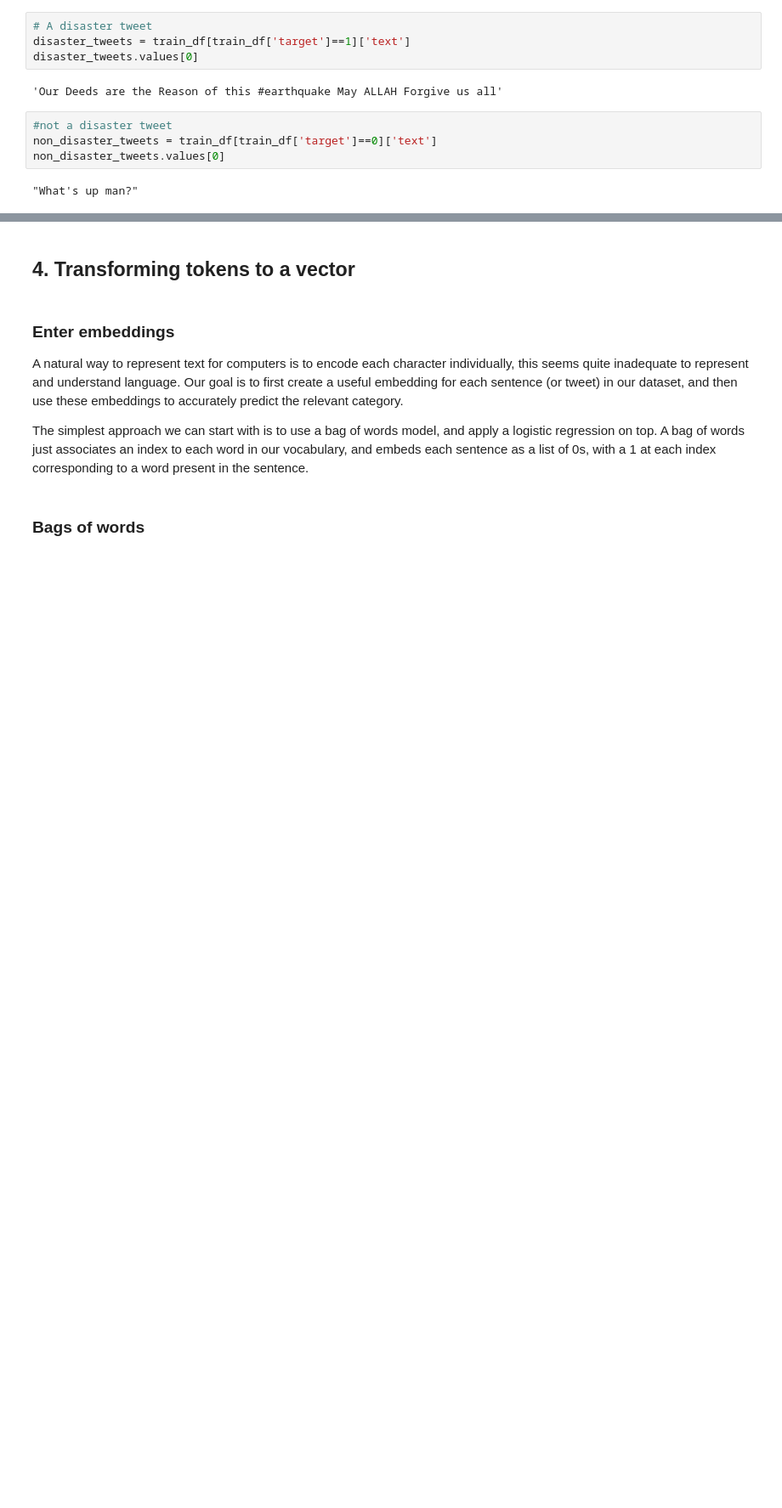
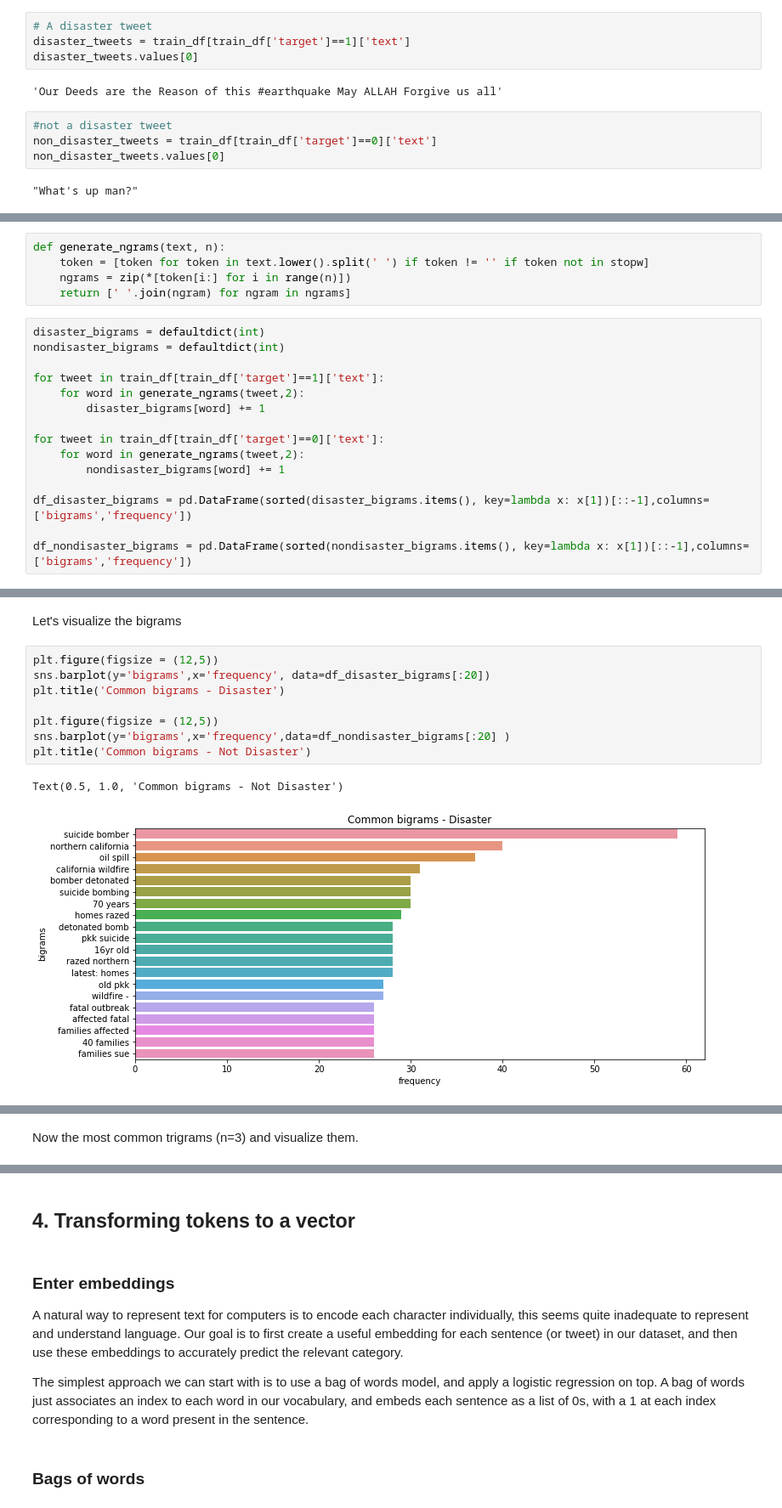
Before and after one commit to yassinhediger/fakenewsdetection, a Jupyter notebook: notebook/bigScale_proj2_sa.ipynb, the cells around one changed output, grey strips where cells are left out. Shown at 85% size. Saved outputs shown, nothing was run; the diff lists cells and outputs as text; blank space fills up the shorter version.

```diff
--- a/notebook/bigScale_proj2_sa.ipynb
+++ b/notebook/bigScale_proj2_sa.ipynb
@@ -153,0 +287,20 @@ Name: target, dtype: int64
+# %%
+def generate_ngrams(text, n):
+    token = [token for token in text.lower().split(' ') if token != '' if token not in stopw]
+    ngrams = zip(*[token[i:] for i in range(n)])
+    return [' '.join(ngram) for ngram in ngrams]
+# %%
+disaster_bigrams = defaultdict(int)
+nondisaster_bigrams = defaultdict(int)
+
+for tweet in train_df[train_df['target']==1]['text']:
+    for word in generate_ngrams(tweet,2):
+        disaster_bigrams[word] += 1
+
+for tweet in train_df[train_df['target']==0]['text']:
+    for word in generate_ngrams(tweet,2):
+        nondisaster_bigrams[word] += 1
+
+df_disaster_bigrams = pd.DataFrame(sorted(disaster_bigrams.items(), key=lambda x: x[1])[::-1],columns=['bigrams','frequency'])
+
+df_nondisaster_bigrams = pd.DataFrame(sorted(nondisaster_bigrams.items(), key=lambda x: x[1])[::-1],columns=['bigrams','frequency'])
@@ -153,0 +316,13 @@ Name: target, dtype: int64
+# %% [markdown]
+Let's visualize the bigrams
+# %%
+plt.figure(figsize = (12,5))
+sns.barplot(y='bigrams',x='frequency', data=df_disaster_bigrams[:20])
+plt.title('Common bigrams - Disaster')
+
+plt.figure(figsize = (12,5))
+sns.barplot(y='bigrams',x='frequency',data=df_nondisaster_bigrams[:20] )
+plt.title('Common bigrams - Not Disaster')
+# %% [output]
+Text(0.5, 1.0, 'Common bigrams - Not Disaster')
+[figure, added]
@@ -153,0 +330,2 @@ Name: target, dtype: int64
+# %% [markdown]
+Now the most common trigrams (n=3) and visualize them.
```
Also changed, not shown: parts of 168 cells of this notebook, 4 other files.
